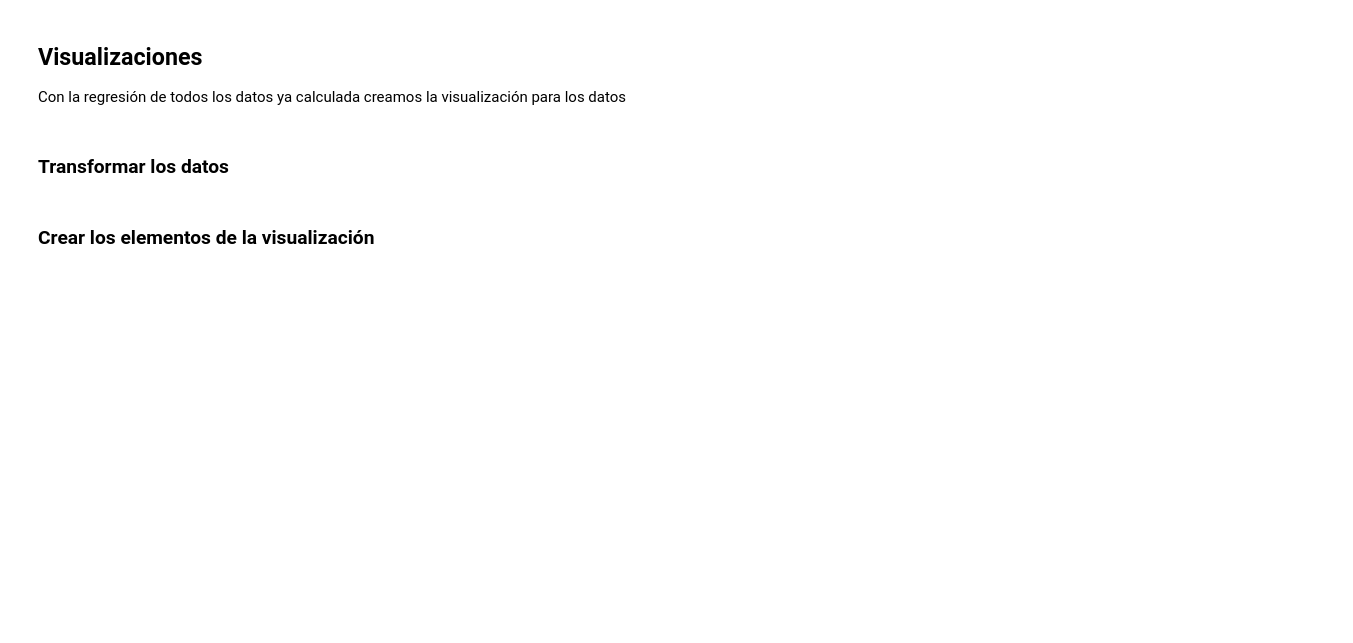
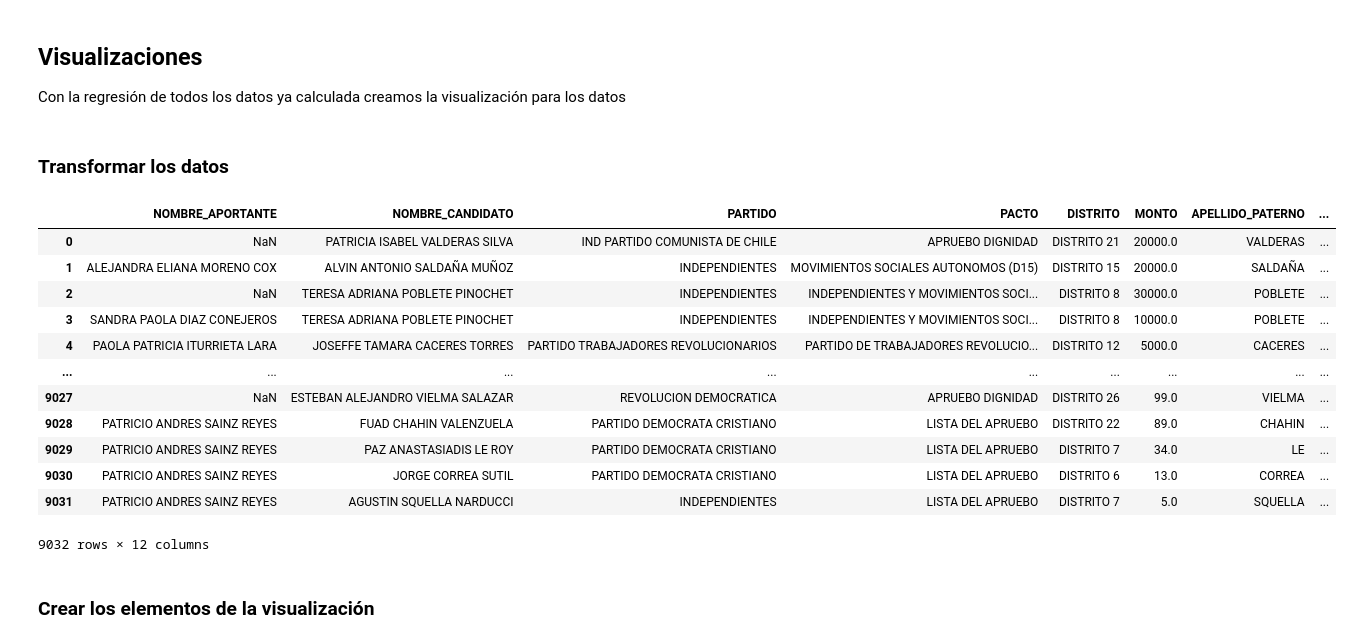
Before and after one commit to imfd/notas-blog, a Jupyter notebook: 01_Apellidos/ElitismoFinanciamiento.ipynb, the cells around one changed output. Drawn from its saved outputs; the diff is of its cells as text; code cells hidden in the pictures; blank space fills up the shorter version.

Commit message:
add nota 3

```diff
--- a/01_Apellidos/ElitismoFinanciamiento.ipynb
+++ b/01_Apellidos/ElitismoFinanciamiento.ipynb
@@ -35,7 +20,23 @@ import numpy as np
 # %% [markdown]
 ### Transformar los datos
 # %%
-df = pd.read_csv('data/aportes.csv')
+df = pd.read_csv('https://storage.googleapis.com/notas-blog-public/01%20-%20Elitismo%20Apellidos/aportes.csv')
+# %%
+df
+# %% [output]
+|  | NOMBRE_APORTANTE | NOMBRE_CANDIDATO | PARTIDO | PACTO | DISTRITO | MONTO | APELLIDO_PATERNO | ... |
+| 0 | NaN | PATRICIA ISABEL VALDERAS SILVA | IND PARTIDO COMUNISTA DE CHILE | APRUEBO DIGNIDAD | DISTRITO 21 | 20000.0 | VALDERAS | ... |
+| 1 | ALEJANDRA ELIANA MORENO COX | ALVIN ANTONIO SALDAÑA MUÑOZ | INDEPENDIENTES | MOVIMIENTOS SOCIALES AUTONOMOS (D15) | DISTRITO 15 | 20000.0 | SALDAÑA | ... |
+| 2 | NaN | TERESA ADRIANA POBLETE PINOCHET | INDEPENDIENTES | INDEPENDIENTES Y MOVIMIENTOS SOCI... | DISTRITO 8 | 30000.0 | POBLETE | ... |
+| 3 | SANDRA PAOLA DIAZ CONEJEROS | TERESA ADRIANA POBLETE PINOCHET | INDEPENDIENTES | INDEPENDIENTES Y MOVIMIENTOS SOCI... | DISTRITO 8 | 10000.0 | POBLETE | ... |
+| 4 | PAOLA PATRICIA ITURRIETA LARA | JOSEFFE TAMARA CACERES TORRES | PARTIDO TRABAJADORES REVOLUCIONARIOS | PARTIDO DE TRABAJADORES REVOLUCIO... | DISTRITO 12 | 5000.0 | CACERES | ... |
+| ... | ... | ... | ... | ... | ... | ... | ... | ... |
+| 9027 | NaN | ESTEBAN ALEJANDRO VIELMA SALAZAR | REVOLUCION DEMOCRATICA | APRUEBO DIGNIDAD | DISTRITO 26 | 99.0 | VIELMA | ... |
+| 9028 | PATRICIO ANDRES SAINZ REYES | FUAD CHAHIN VALENZUELA | PARTIDO DEMOCRATA CRISTIANO | LISTA DEL APRUEBO | DISTRITO 22 | 89.0 | CHAHIN | ... |
+| 9029 | PATRICIO ANDRES SAINZ REYES | PAZ ANASTASIADIS LE ROY | PARTIDO DEMOCRATA CRISTIANO | LISTA DEL APRUEBO | DISTRITO 7 | 34.0 | LE | ... |
+| 9030 | PATRICIO ANDRES SAINZ REYES | JORGE CORREA SUTIL | PARTIDO DEMOCRATA CRISTIANO | LISTA DEL APRUEBO | DISTRITO 6 | 13.0 | CORREA | ... |
+| 9031 | PATRICIO ANDRES SAINZ REYES | AGUSTIN SQUELLA NARDUCCI | INDEPENDIENTES | LISTA DEL APRUEBO | DISTRITO 7 | 5.0 | SQUELLA | ... |
+9032 rows × 12 columns
 # %%
 df_montos = df.groupby(['NOMBRE_CANDIDATO', 'PACTO', 'DISTRITO', 'FRECUENCIA_PATERNO'],
                        as_index=False).agg({'MONTO': sum,
```
Also changed, not shown: parts of 1 cell of this notebook, 3 other files.
